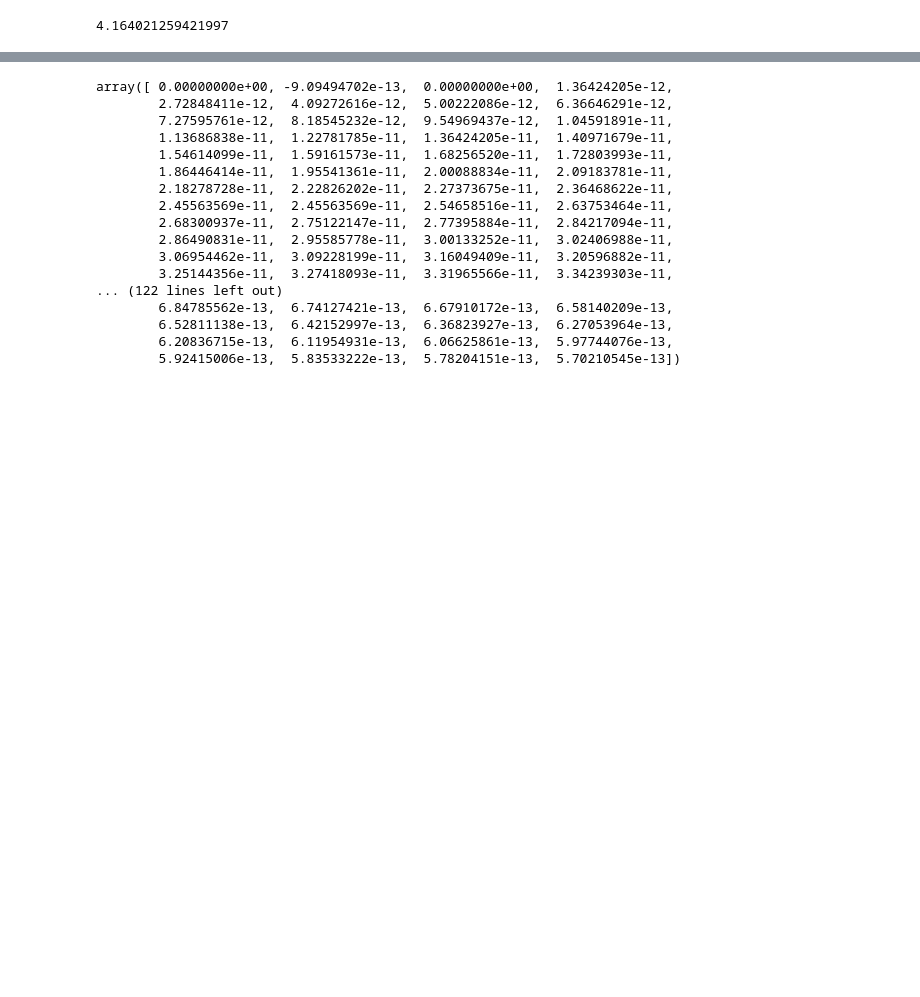
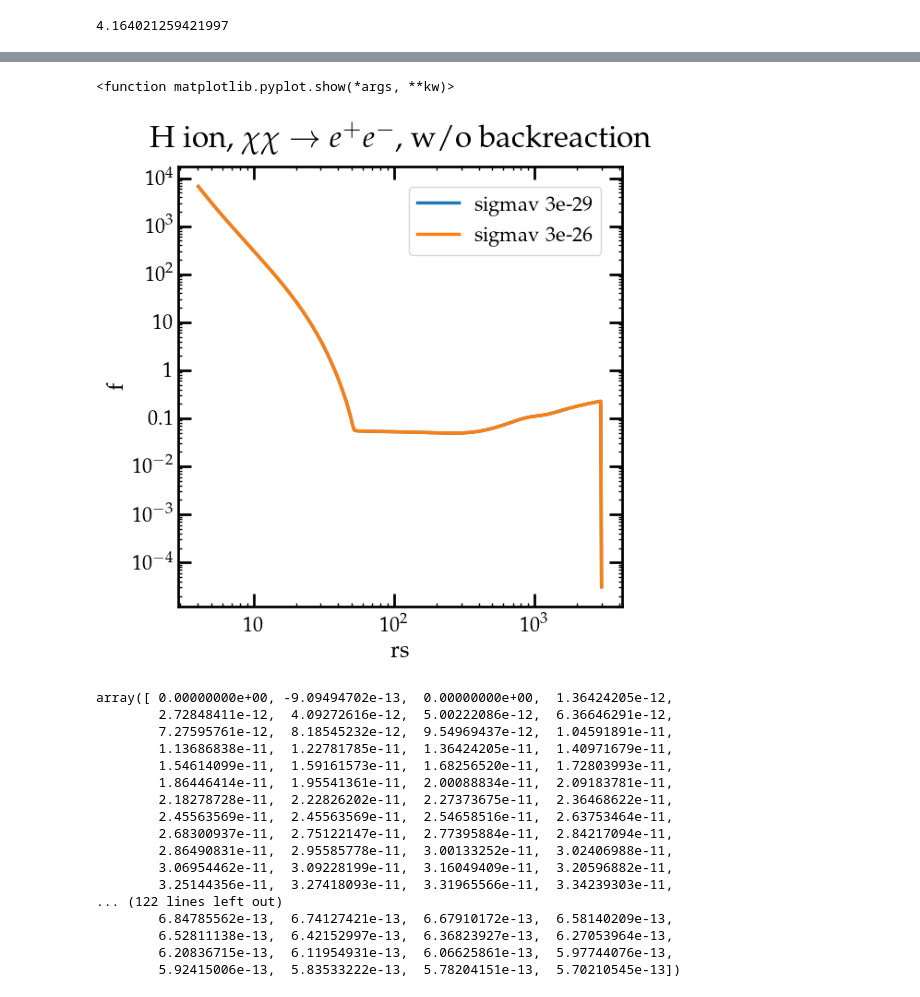
Before and after one commit to hongwanliu/DarkHistory, a Jupyter notebook: examples/Example13_Cross_Checks.ipynb, the cells around one changed output, grey strips where cells are left out. Drawn from its saved outputs; the diff is of its cells as text; code cells hidden in the pictures; blank space fills up the shorter version.

```diff
--- a/examples/Example13_Cross_Checks.ipynb
+++ b/examples/Example13_Cross_Checks.ipynb
@@ -1642,3 +1675,18 @@ get_column(1, tmpList, inj_particle='photon', inj_type='swave', end_rs=4.004)
+# %%
+plt.figure()
+ax=plt.gca()
+ax.loglog()
+plt.xlabel('rs')
+plt.ylabel('f')
+plt.title('H ion, $\chi\chi \\to  e^+e^-$, w/o backreaction')
+plt.plot(tmpList[0]['rs'], tmpList[0]['f']['low']['H ion']+tmpList[0]['f']['high']['H ion'],label='sigmav 3e-29')
+plt.plot(tmpList[0]['rs'], tmpList[1]['f']['low']['H ion']+tmpList[1]['f']['high']['H ion'],label='sigmav 3e-26')
+plt.legend()
+
+plt.show
+# %% [output]
+<function matplotlib.pyplot.show(*args, **kw)>
+[figure, added]
 # %%
 pickle.dump(goods,open('/Users/gregoryridgway/Dropbox (MIT)/Photon Deposition/cross_checks/elec_swave_log10E_4p16_12p1.p','wb'))
 # %%
```
Also changed, not shown: parts of 25 cells of this notebook, 1 other file.
